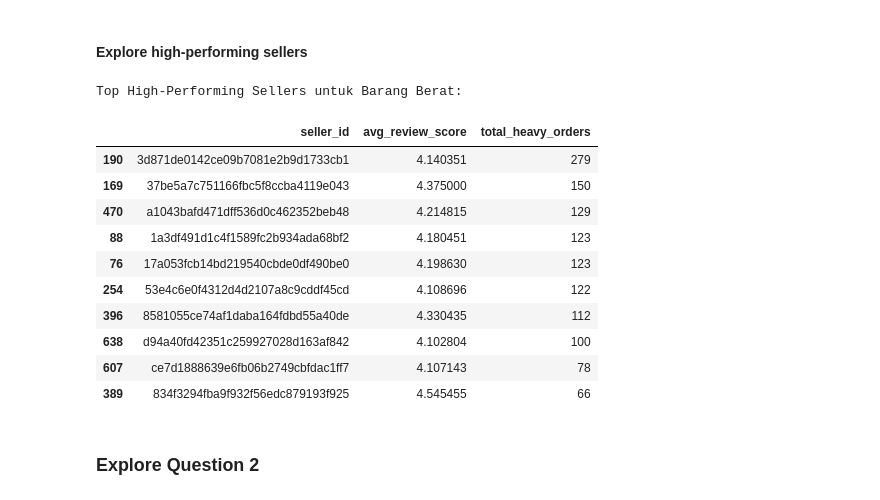
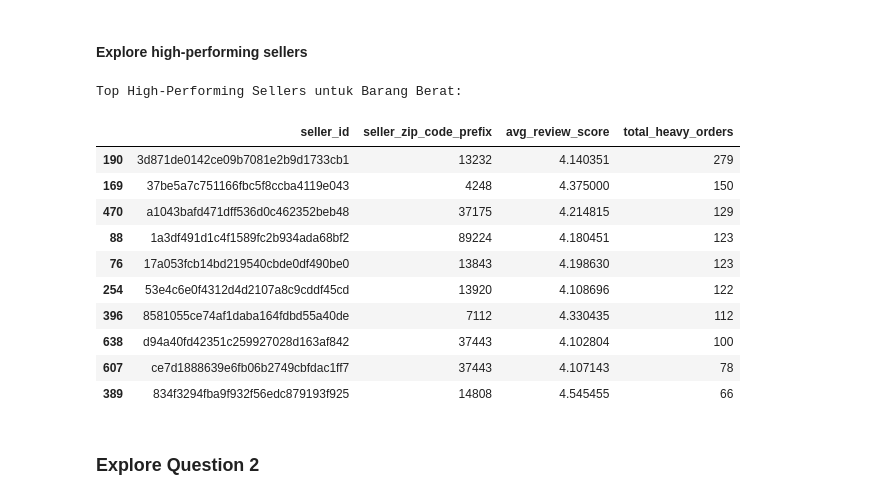
Before and after one commit to pytaa/ecommerce-dashboard-pyta, a Jupyter notebook: notebook.ipynb, the cells around one changed output. Saved outputs shown, nothing was run; the diff lists cells and outputs as text; code cells hidden in the pictures.

Commit message:
fix feedback review

```diff
--- a/notebook.ipynb
+++ b/notebook.ipynb
@@ -83,6 +83,7 @@ order_reviews_df = pd.read_csv('order_reviews_dataset.csv')
 orders_df = pd.read_csv('orders_dataset.csv')
 products_df = pd.read_csv('products_dataset.csv')
 product_category_name_translation_df = pd.read_csv('product_category_name_translation.csv')
+sellers_df = pd.read_csv('sellers_dataset.csv')
 # %% [markdown]
 **Insight:**
 
@@ -395,6 +412,7 @@ dtype: object
 # Menggabungkan tabel yang dibutuhkan
 q1_df = order_items_df.merge(products_df, on='product_id', how='left')
 q1_df = q1_df.merge(order_reviews_df, on='order_id', how='left')
+q1_df = q1_df.merge(sellers_df[['seller_id', 'seller_zip_code_prefix']], on='seller_id', how='left')
 # %% [markdown]
 #### Explore products weight distribution
 # %%
@@ -436,29 +454,29 @@ Perbandingan Rata-rata Skor Review berdasarkan 3 Kategori:
 # %%
 # Filter hanya barang berat
 heavy_items = q1_df[q1_df['weight_category'] == 'Heavy (>7kg)']
 
 # Agregasi performa seller
-seller_performance = heavy_items.groupby('seller_id').agg(
+seller_performance = heavy_items.groupby(['seller_id', 'seller_zip_code_prefix']).agg(
     avg_review_score=('review_score', 'mean'),
-    total_heavy_orders=('order_id', 'nunique')
+    total_heavy_orders=('order_id', 'nunique'),
 ).reset_index()
 
 # Filter skor > 4.0 dan urutkan dari pesanan terbanyak
 high_performing_sellers = seller_performance[seller_performance['avg_review_score'] > 4.0].sort_values(by='total_heavy_orders', ascending=False)
 print("\nTop High-Performing Sellers untuk Barang Berat:")
 display(high_performing_sellers.head(10))
 # %% [output]
 Top High-Performing Sellers untuk Barang Berat:
-|  | seller_id | avg_review_score | total_heavy_orders |
-| 190 | 3d871de0142ce09b7081e2b9d1733cb1 | 4.140351 | 279 |
-| 169 | 37be5a7c751166fbc5f8ccba4119e043 | 4.375000 | 150 |
-| 470 | a1043bafd471dff536d0c462352beb48 | 4.214815 | 129 |
-| 88 | 1a3df491d1c4f1589fc2b934ada68bf2 | 4.180451 | 123 |
-| 76 | 17a053fcb14bd219540cbde0df490be0 | 4.198630 | 123 |
-| 254 | 53e4c6e0f4312d4d2107a8c9cddf45cd | 4.108696 | 122 |
-| 396 | 8581055ce74af1daba164fdbd55a40de | 4.330435 | 112 |
-| 638 | d94a40fd42351c259927028d163af842 | 4.102804 | 100 |
-| 607 | ce7d1888639e6fb06b2749cbfdac1ff7 | 4.107143 | 78 |
-| 389 | 834f3294fba9f932f56edc879193f925 | 4.545455 | 66 |
+|  | seller_id | seller_zip_code_prefix | avg_review_score | total_heavy_orders |
+| 190 | 3d871de0142ce09b7081e2b9d1733cb1 | 13232 | 4.140351 | 279 |
+| 169 | 37be5a7c751166fbc5f8ccba4119e043 | 4248 | 4.375000 | 150 |
+| 470 | a1043bafd471dff536d0c462352beb48 | 37175 | 4.214815 | 129 |
+| 88 | 1a3df491d1c4f1589fc2b934ada68bf2 | 89224 | 4.180451 | 123 |
+| 76 | 17a053fcb14bd219540cbde0df490be0 | 13843 | 4.198630 | 123 |
+| 254 | 53e4c6e0f4312d4d2107a8c9cddf45cd | 13920 | 4.108696 | 122 |
+| 396 | 8581055ce74af1daba164fdbd55a40de | 7112 | 4.330435 | 112 |
+| 638 | d94a40fd42351c259927028d163af842 | 37443 | 4.102804 | 100 |
+| 607 | ce7d1888639e6fb06b2749cbfdac1ff7 | 37443 | 4.107143 | 78 |
+| 389 | 834f3294fba9f932f56edc879193f925 | 14808 | 4.545455 | 66 |
 # %% [markdown]
 ### Explore Question 2
```
Also changed, not shown: parts of 37 cells of this notebook, 1 other file.
